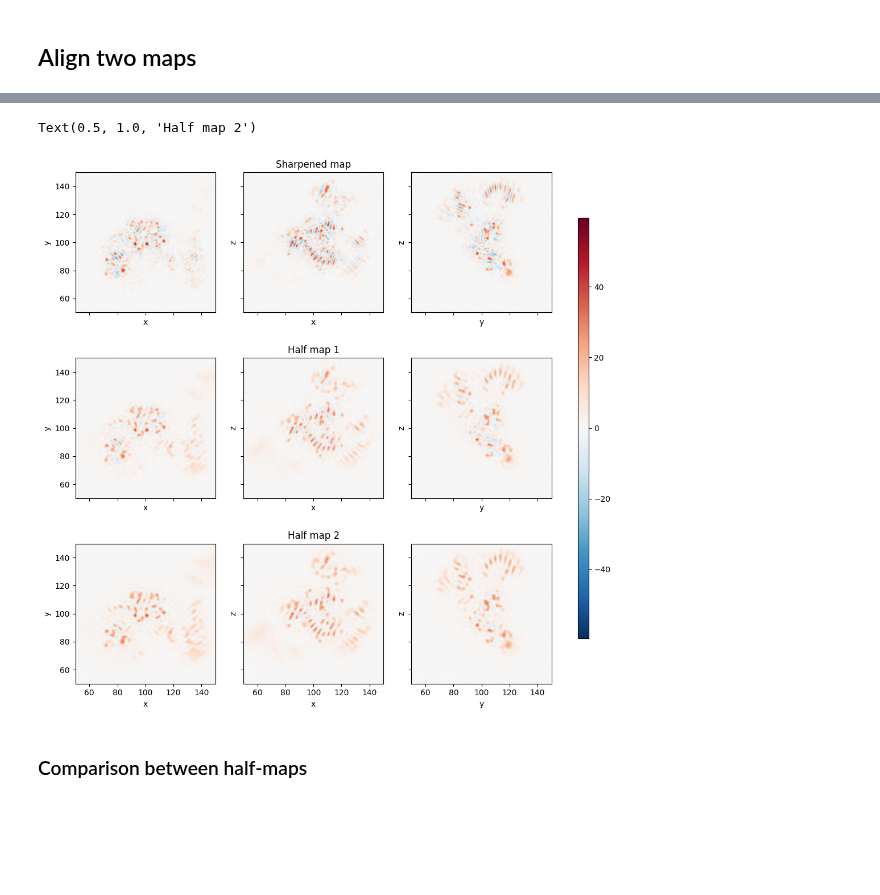
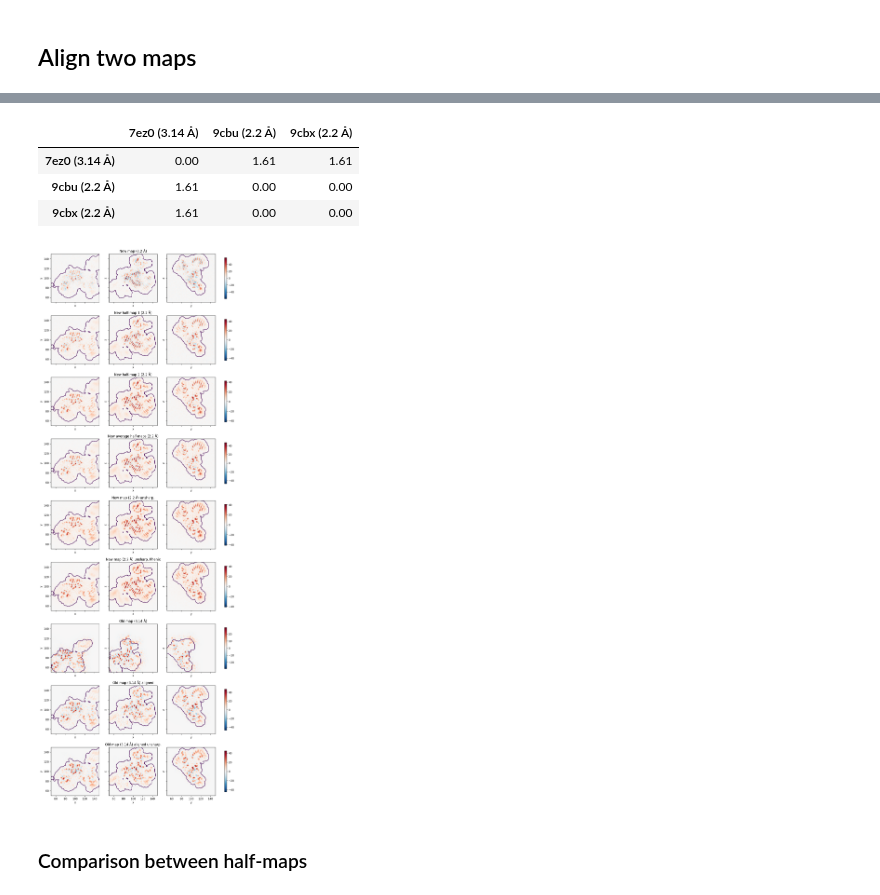
Before and after one commit to ollyfutur/mg_sampling, a Jupyter notebook: notebooks/09-MapAlignment.ipynb, the cells around one changed output, grey strips where cells are left out. Cells and saved outputs as stored; diff of their text form; code cells hidden in the pictures; blank space fills up the shorter version.

```diff
--- a/notebooks/09-MapAlignment.ipynb
+++ b/notebooks/09-MapAlignment.ipynb
@@ -41,0 +69,29 @@ old_cc_mask = indices_to_mask(vox_indices, map_params)
+# %%
+df = pd.DataFrame(
+    {
+        ki: {
+            kj: mda.analysis.rms.rmsd(
+                reorder_residue_atoms(
+                    ui.select_atoms(
+                        "nucleic and not type H and not (resid 22 and name P OP1 OP2)"
+                    )
+                ).positions,
+                reorder_residue_atoms(
+                    uj.select_atoms(
+                        "nucleic and not type H and not (resid 22 and name P OP1 OP2)"
+                    )
+                ).positions,
+                superposition=True,
+                center=True,
+            )
+            for kj, uj in structs.items()
+        }
+        for ki, ui in structs.items()
+    }
+)
+df.round(2)
+# %% [output]
+|  | 7ez0 (3.14 Å) | 9cbu (2.2 Å) | 9cbx (2.2 Å) |
+| 7ez0 (3.14 Å) | 0.00 | 1.61 | 1.61 |
+| 9cbu (2.2 Å) | 1.61 | 0.00 | 0.00 |
+| 9cbx (2.2 Å) | 1.61 | 0.00 | 0.00 |
@@ -42 +152,6 @@ old_cc_mask = indices_to_mask(vox_indices, map_params)
+# %%
+from mg_sampling.density.utils import voxels_around
+
+vox_indices = voxels_around(new_ag, 6, new_map.grid_params)
+new_cc_mask = indices_to_mask(vox_indices, new_map.grid_params)
 # %%
@@ -71,20 +195,29 @@ def plot_map_slice(grid: Grid, plane='xy', depth=0.5, depth_mode='fraction', nor
-# %%
-fig, axarr = plt.subplots(ncols=3, nrows=3, sharex=True, sharey=True, figsize=(12, 12))
-
-norm = CenteredNorm()
-for i, plane in enumerate(('xy', 'xz', 'yz')):
-    ax = plot_map_slice(new_map, ax=axarr[0, i], plane=plane, norm=norm)
-    ax = plot_map_slice(new_hmap_1, ax=axarr[1, i], plane=plane, norm=norm)
-    ax = plot_map_slice(new_hmap_2, ax=axarr[2, i], plane=plane, norm=norm)
-
-plt.colorbar(axarr[0, 0].images[0], ax=axarr, shrink=0.8, fraction=0.05, aspect=40)
-plt.gca().set_xlim(50, 150)
-plt.gca().set_ylim(50, 150)
-axarr[0, 1].set_title('Sharpened map')
-axarr[1, 1].set_title('Half map 1')
-axarr[2, 1].set_title('Half map 2')
-# %% [output]
-Text(0.5, 1.0, 'Half map 2')
-[figure, removed]
+# %%
+fig, axarr = plt.subplots(
+    ncols=3, nrows=len(maps), sharex=True, sharey=True, figsize=(12, len(maps) * 4)
+)
+
+for i, plane in enumerate(("xy", "xz", "yz")):
+    for v, ax in zip(maps.values(), axarr[:, i]):
+        norm = CenteredNorm()
+        _ = plot_map_slice(
+            v / v.grid.std(), "imshow", ax=ax, plane=plane, norm=norm, cmap="RdBu_r"
+        )
+        _ = plot_map_slice(
+            Grid(new_cc_mask, edges=v.edges),
+            "contour",
+            ax=ax,
+            plane=plane,
+            levels=[0.5],
+        )
+
+plt.gca().set_xlim(50, 150)
+plt.gca().set_ylim(50, 150)
+for k, ax in zip(maps.keys(), axarr[:, 1]):
+    ax.set_title(k)
+for axes in axarr:
+    plt.colorbar(axes[0].images[0], ax=axes, shrink=0.8, fraction=0.05, aspect=20)
+# %% [output]
+[figure, added]
 # %% [markdown]
 ### Comparison between half-maps
```
Also changed, not shown: parts of 48 cells of this notebook, 15 other files.
